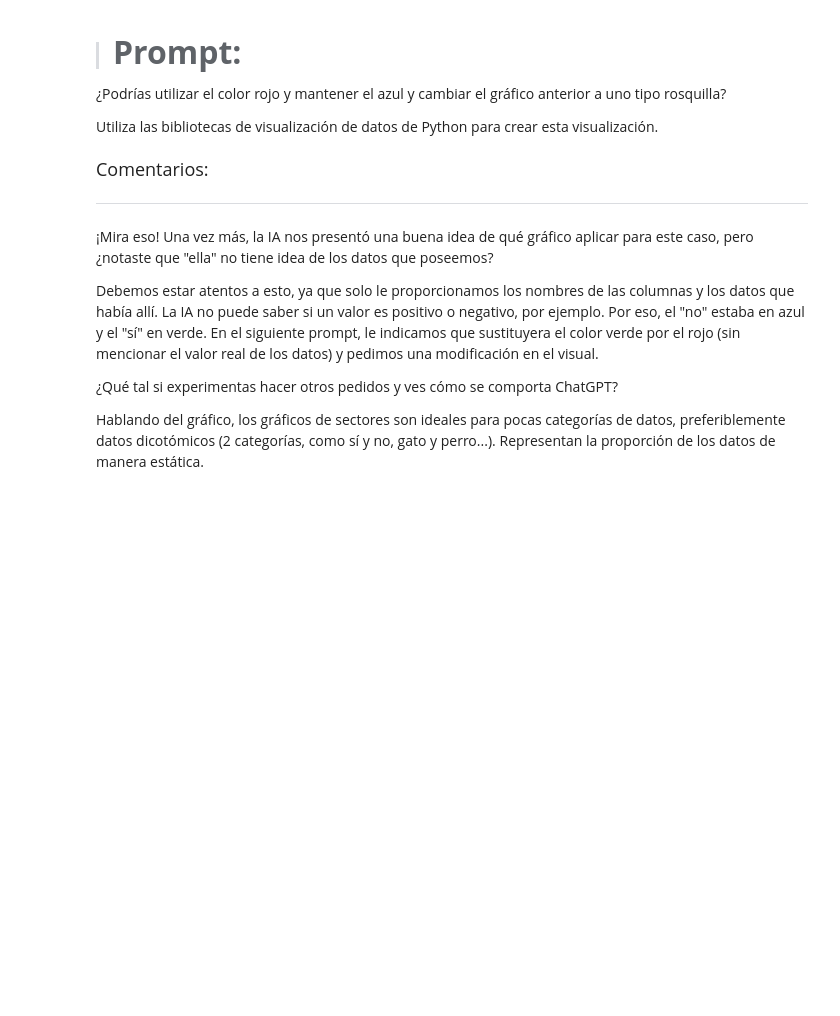
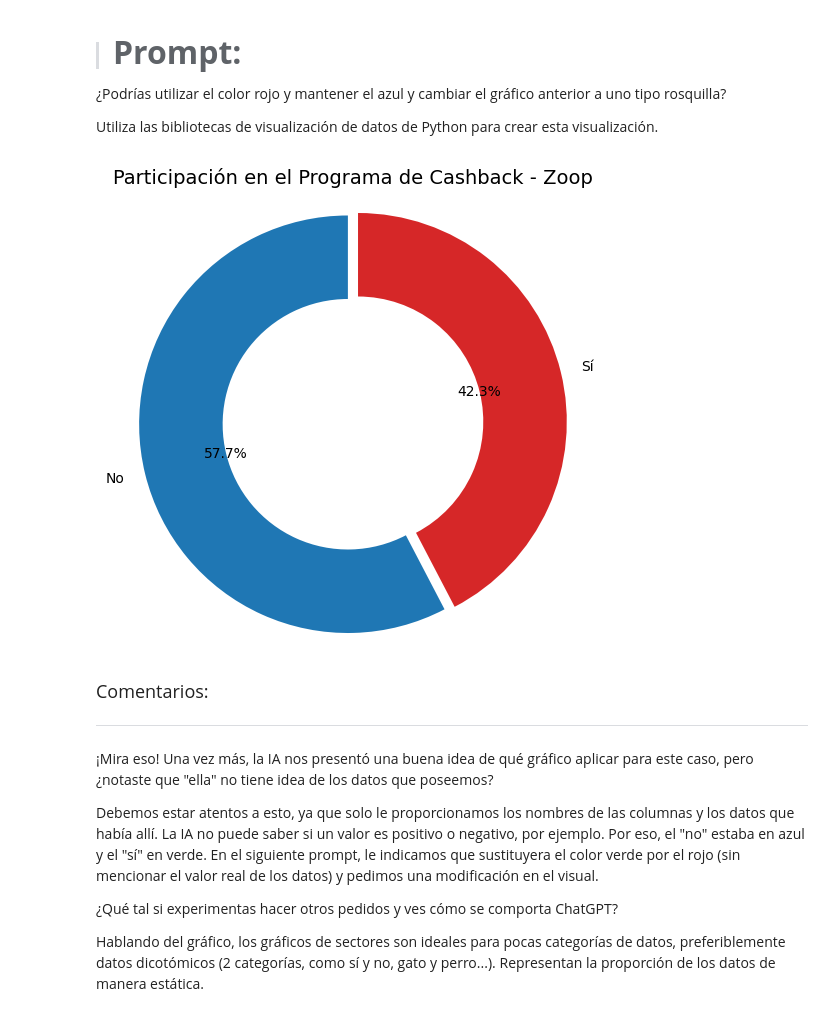
Before and after one commit to MUXULCRACK/Data-Science, a Jupyter notebook: IA_aplicada_a_ciencia_de_datos.ipynb, the cells around one changed output. Saved outputs shown, nothing was run; the diff lists cells and outputs as text; code cells hidden in the pictures; blank space fills up the shorter version.

```diff
--- a/IA_aplicada_a_ciencia_de_datos.ipynb
+++ b/IA_aplicada_a_ciencia_de_datos.ipynb
@@ -813,6 +823,31 @@ Utiliza las bibliotecas de visualización de datos de Python para crear esta vis
 ¿Podrías utilizar el color rojo y mantener el azul y cambiar el gráfico anterior a uno tipo rosquilla?
 
 Utiliza las bibliotecas de visualización de datos de Python para crear esta visualización.
+# %%
+# Contar participación en el programa de cashback
+cashback_counts = df['cashback'].value_counts()
+
+# Colores personalizados: azul y rojo
+colors = ['#1f77b4', '#d62728']  # azul, rojo
+
+# Gráfico tipo rosquilla
+plt.figure(figsize=(6, 6))
+plt.pie(
+    cashback_counts,
+    labels=cashback_counts.index,
+    autopct='%1.1f%%',
+    startangle=90,
+    colors=colors,
+    explode=(0.05, 0),  # Explode el primer sector
+    wedgeprops={'width': 0.4}  # para crear el hueco central
+)
+
+# Círculo central blanco para efecto de rosquilla
+plt.title('Participación en el Programa de Cashback - Zoop', fontsize=14)
+plt.axis('equal')  # Mantener proporción circular
+plt.show()
+# %% [output]
+[figure, added]
 # %% [markdown]
 <font color="7b71ff" size=4> Comentarios: </font>
 
```
Also changed, not shown: parts of 19 cells of this notebook.
